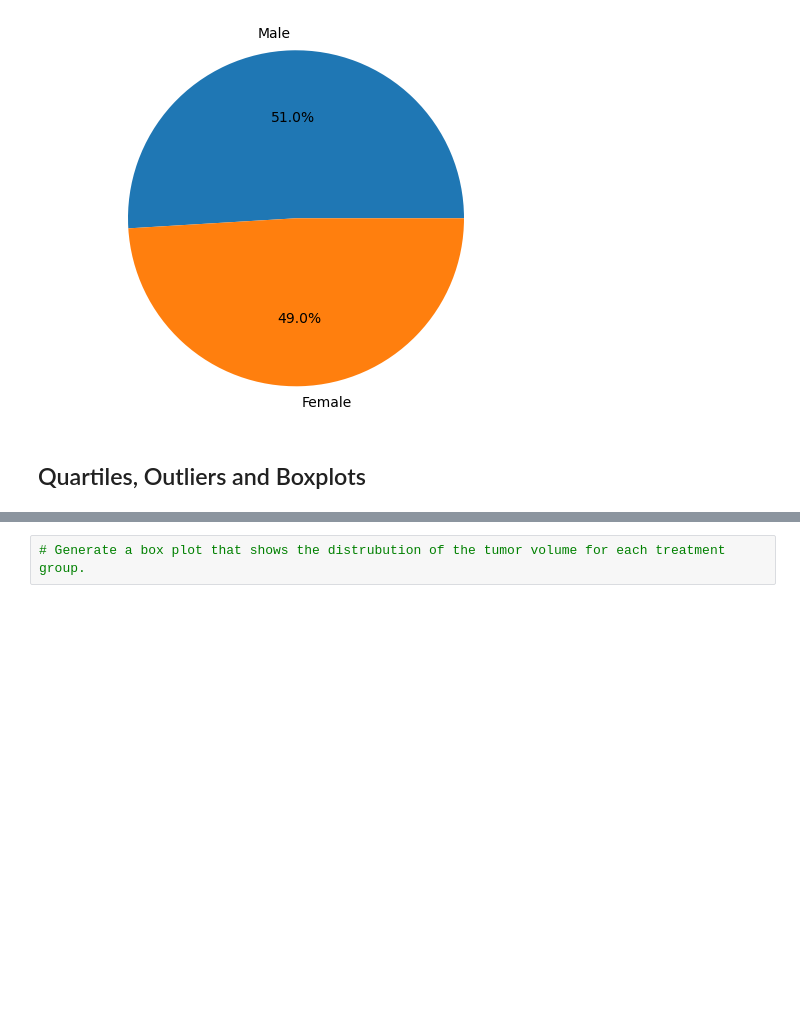
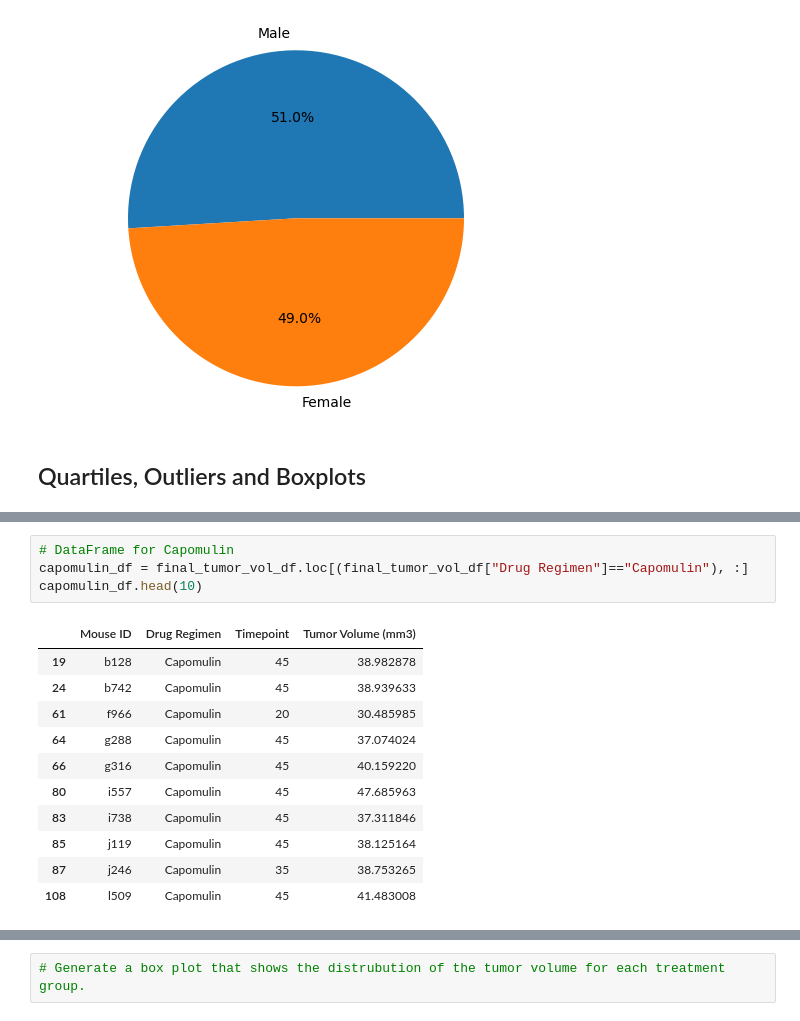
Before and after one commit to Olufemi-Olarewaju/Pymaceuticals, a Jupyter notebook: pymaceuticals_starter.ipynb, the cells around one changed output, grey strips where cells are left out. Drawn from its saved outputs; the diff is of its cells as text; blank space fills up the shorter version.

```diff
--- a/pymaceuticals_starter.ipynb
+++ b/pymaceuticals_starter.ipynb
@@ -208,0 +199,16 @@ greatest_timepoint_df.head()
+# %%
+# DataFrame for Capomulin
+capomulin_df = final_tumor_vol_df.loc[(final_tumor_vol_df["Drug Regimen"]=="Capomulin"), :]
+capomulin_df.head(10)
+# %% [output]
+|  | Mouse ID | Drug Regimen | Timepoint | Tumor Volume (mm3) |
+| 19 | b128 | Capomulin | 45 | 38.982878 |
+| 24 | b742 | Capomulin | 45 | 38.939633 |
+| 61 | f966 | Capomulin | 20 | 30.485985 |
+| 64 | g288 | Capomulin | 45 | 37.074024 |
+| 66 | g316 | Capomulin | 45 | 40.159220 |
+| 80 | i557 | Capomulin | 45 | 47.685963 |
+| 83 | i738 | Capomulin | 45 | 37.311846 |
+| 85 | j119 | Capomulin | 45 | 38.125164 |
+| 87 | j246 | Capomulin | 35 | 38.753265 |
+| 108 | l509 | Capomulin | 45 | 41.483008 |
```
Also changed, not shown: parts of 7 cells of this notebook.
